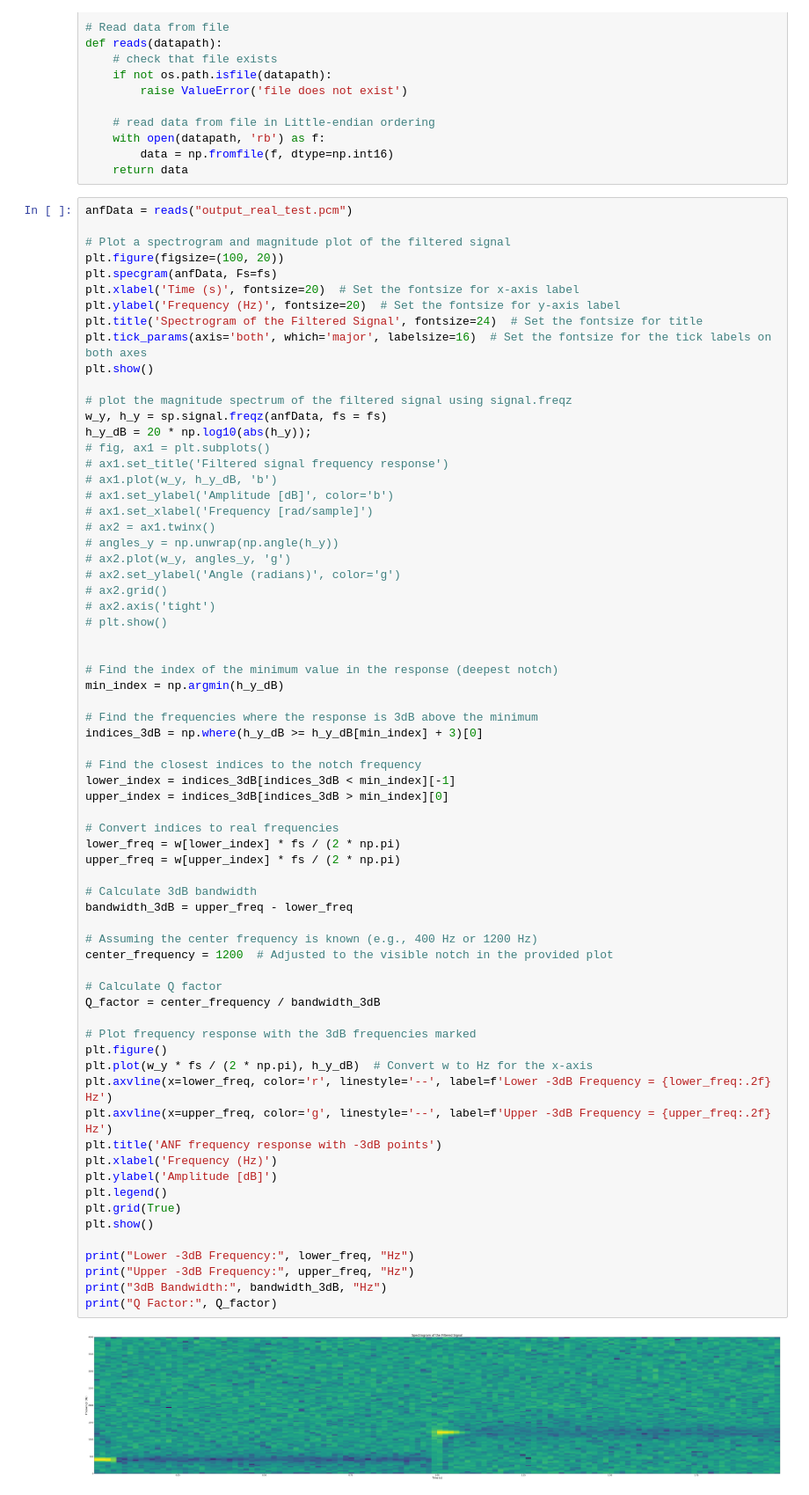
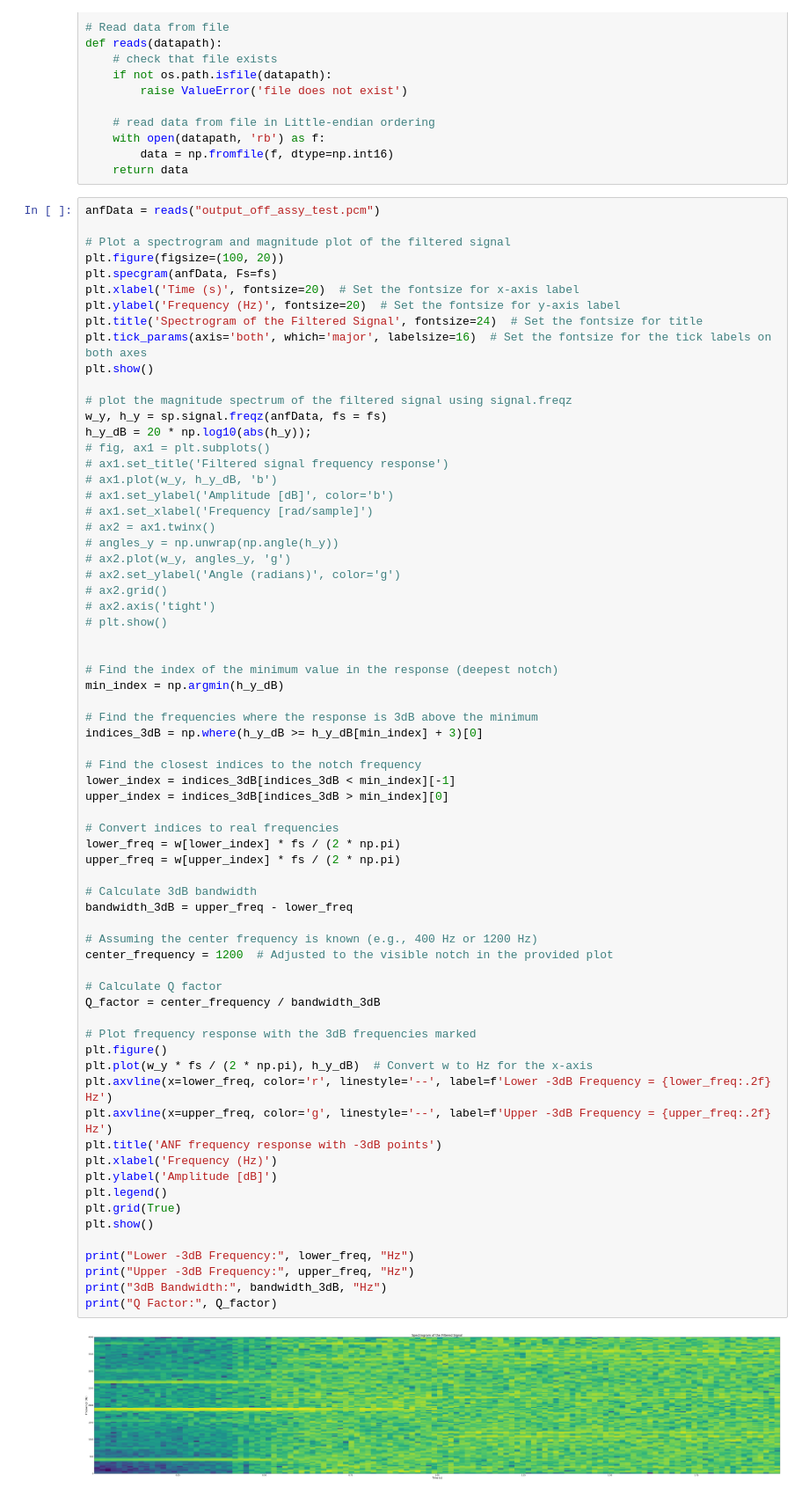
Before and after one commit to yewentai/Real-time-2nd-order-Adaptive-Notch-Filter-design, a Jupyter notebook: evaluate.ipynb, the cells around one changed output. Shown at 88% size. Saved outputs shown, nothing was run; the diff lists cells and outputs as text.

```diff
--- a/evaluate.ipynb
+++ b/evaluate.ipynb
@@ -273,7 +279,7 @@ def reads(datapath):
         data = np.fromfile(f, dtype=np.int16)
     return data
 # %%
-anfData = reads("output_real_test.pcm")
+anfData = reads("output_off_assy_test.pcm")
 
 # Plot a spectrogram and magnitude plot of the filtered signal
 plt.figure(figsize=(100, 20))
@@ -314,31 +320,31 @@ upper_index = indices_3dB[indices_3dB > min_index][0]
 # Convert indices to real frequencies
 lower_freq = w[lower_index] * fs / (2 * np.pi)
 upper_freq = w[upper_index] * fs / (2 * np.pi)
 
 # Calculate 3dB bandwidth
 bandwidth_3dB = upper_freq - lower_freq
 
 # Assuming the center frequency is known (e.g., 400 Hz or 1200 Hz)
 center_frequency = 1200  # Adjusted to the visible notch in the provided plot
 
 # Calculate Q factor
 Q_factor = center_frequency / bandwidth_3dB
 
 # Plot frequency response with the 3dB frequencies marked
 plt.figure()
 plt.plot(w_y * fs / (2 * np.pi), h_y_dB)  # Convert w to Hz for the x-axis
 plt.axvline(x=lower_freq, color='r', linestyle='--', label=f'Lower -3dB Frequency = {lower_freq:.2f} Hz')
 plt.axvline(x=upper_freq, color='g', linestyle='--', label=f'Upper -3dB Frequency = {upper_freq:.2f} Hz')
 plt.title('ANF frequency response with -3dB points')
 plt.xlabel('Frequency (Hz)')
 plt.ylabel('Amplitude [dB]')
 plt.legend()
 plt.grid(True)
 plt.show()
 
 print("Lower -3dB Frequency:", lower_freq, "Hz")
 print("Upper -3dB Frequency:", upper_freq, "Hz")
 print("3dB Bandwidth:", bandwidth_3dB, "Hz")
 print("Q Factor:", Q_factor)
 # %% [output]
-[figure, old version]
+[figure, new version]
```
Also changed, not shown: parts of 3 cells of this notebook, 5 other files.
